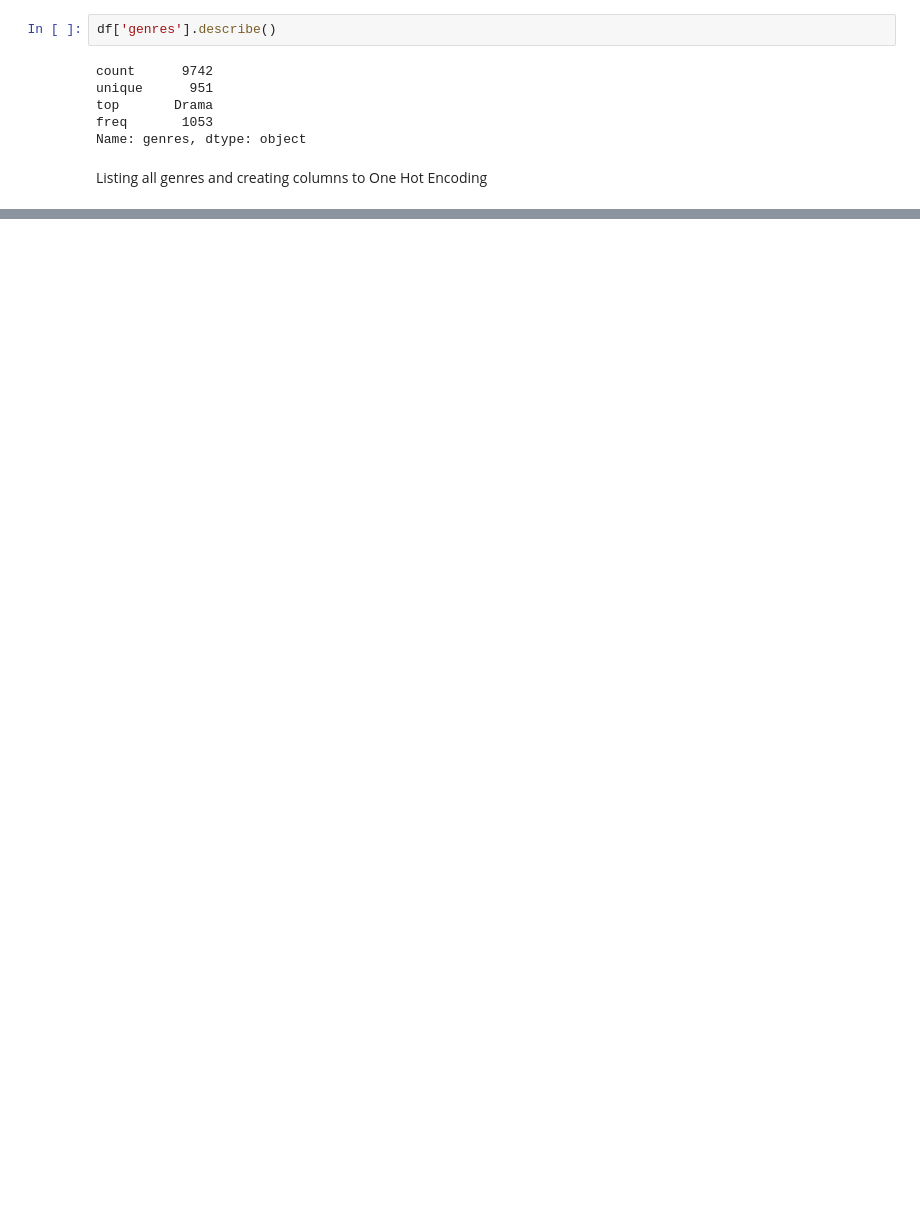
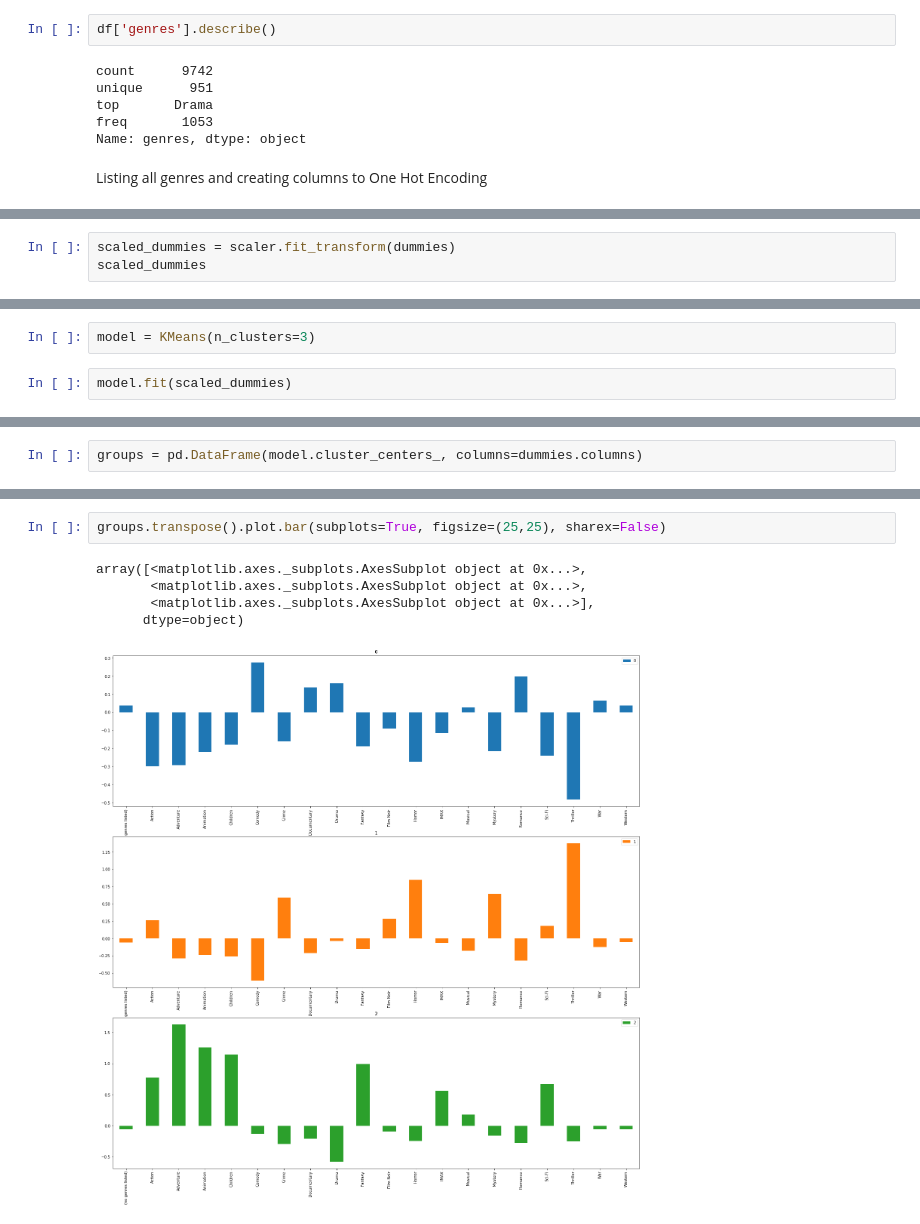
Before and after one commit to lucasrcsantana/training-ml, a Jupyter notebook: ML - Intro to unsupervisioned algorithms.ipynb, the cells around one changed output, grey strips where cells are left out. Cells and saved outputs as stored; diff of their text form; blank space fills up the shorter version.

Commit message:
Implementing KMeans

```diff
--- a/ML - Intro to unsupervisioned algorithms.ipynb
+++ b/ML - Intro to unsupervisioned algorithms.ipynb
@@ -85,0 +98,3 @@ df.describe()
+# %%
+scaled_dummies = scaler.fit_transform(dummies)
+scaled_dummies
@@ -85,0 +119,4 @@ df.describe()
+# %%
+model = KMeans(n_clusters=3)
+# %%
+model.fit(scaled_dummies)
@@ -85,0 +158,2 @@ df.describe()
+# %%
+groups = pd.DataFrame(model.cluster_centers_, columns=dummies.columns)
@@ -85,0 +167,8 @@ df.describe()
+# %%
+groups.transpose().plot.bar(subplots=True, figsize=(25,25), sharex=False)
+# %% [output]
+array([<matplotlib.axes._subplots.AxesSubplot object at 0x...>,
+       <matplotlib.axes._subplots.AxesSubplot object at 0x...>,
+       <matplotlib.axes._subplots.AxesSubplot object at 0x...>],
+      dtype=object)
+[figure, added]
```
Also changed, not shown: parts of 26 cells of this notebook.
